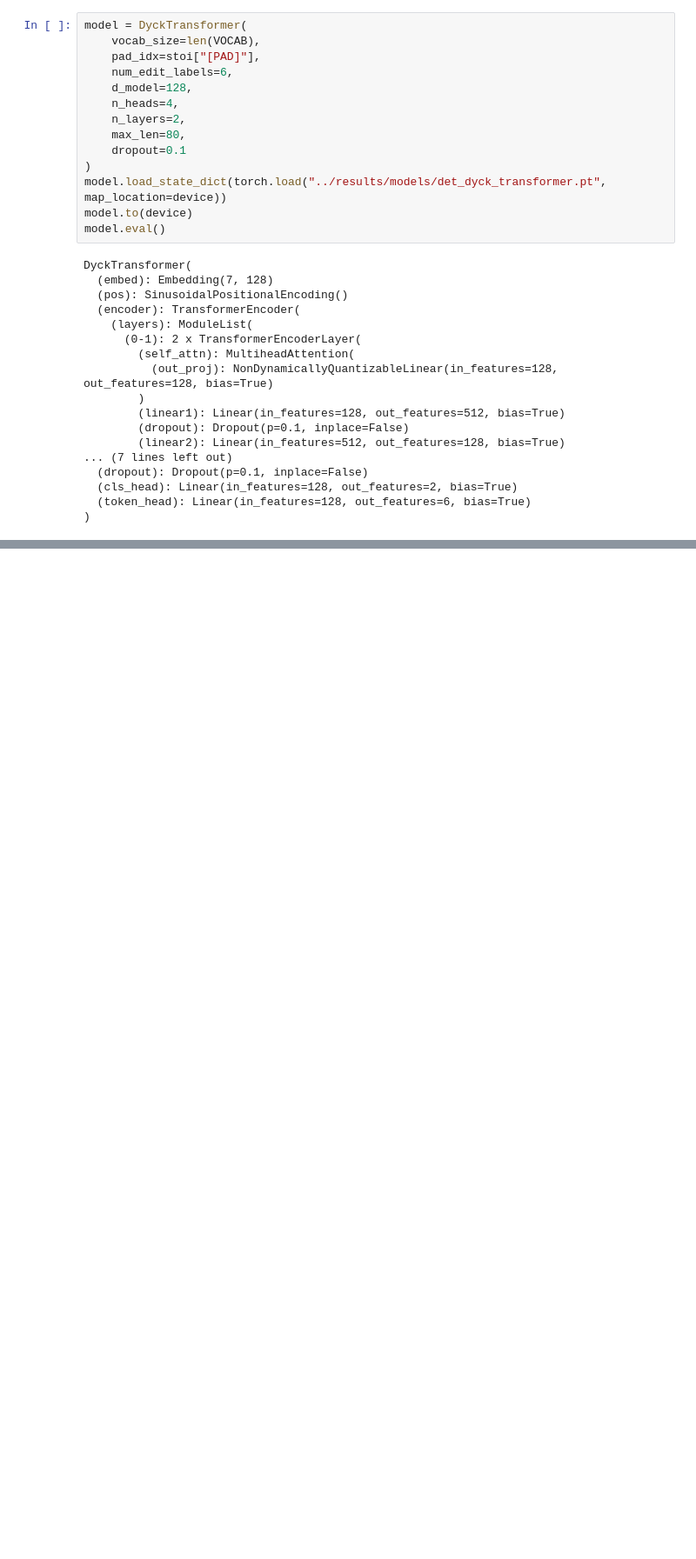
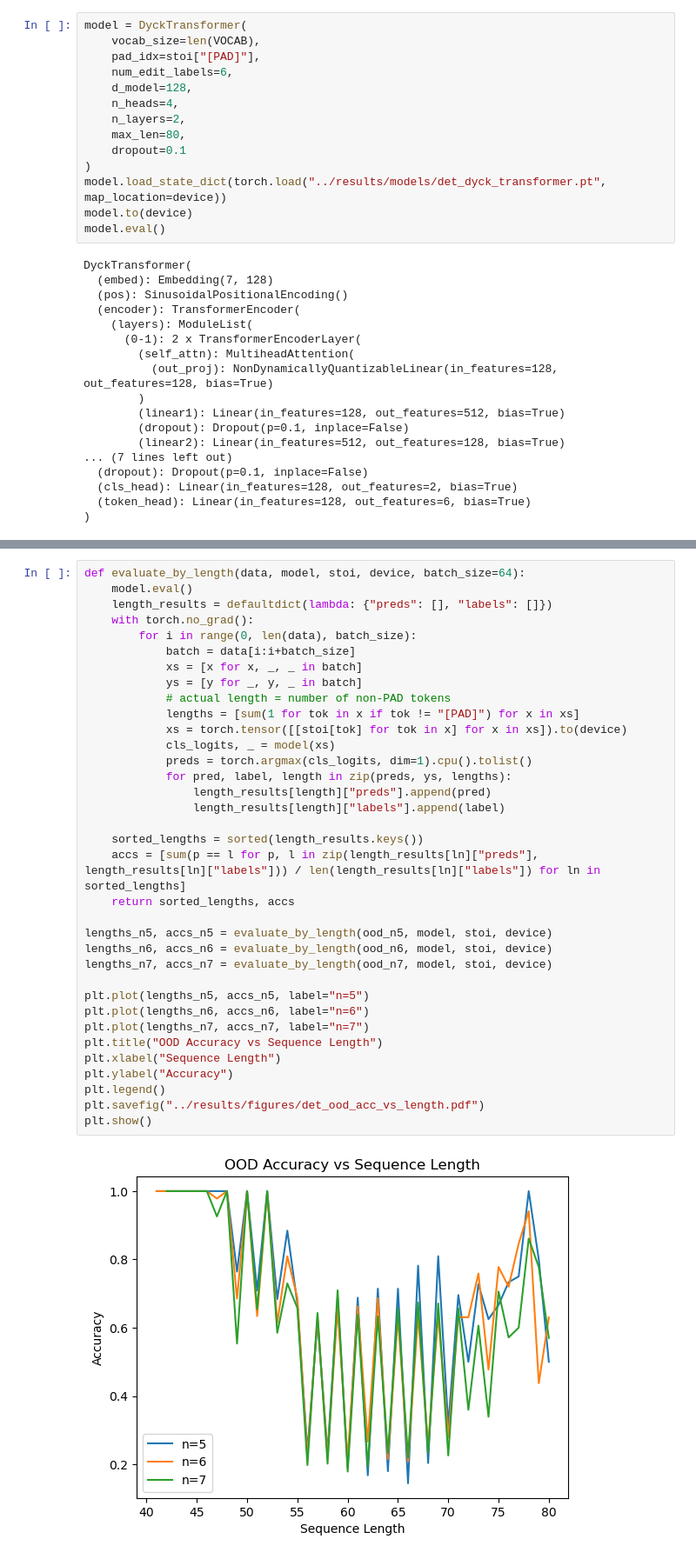
Before and after one commit to sara-graca/dyck-language-transformer, a Jupyter notebook: notebooks/evaluation.ipynb, the cells around one changed output, grey strips where cells are left out. Shown at 87% size. Saved outputs shown, nothing was run; the diff lists cells and outputs as text; blank space fills up the shorter version.

```diff
--- a/notebooks/evaluation.ipynb
+++ b/notebooks/evaluation.ipynb
@@ -80,0 +191,37 @@ NameError: name 'f1_score' is not defined
+# %%
+def evaluate_by_length(data, model, stoi, device, batch_size=64):
+    model.eval()
+    length_results = defaultdict(lambda: {"preds": [], "labels": []})
+    with torch.no_grad():
+        for i in range(0, len(data), batch_size):
+            batch = data[i:i+batch_size]
+            xs = [x for x, _, _ in batch]
+            ys = [y for _, y, _ in batch]
+            # actual length = number of non-PAD tokens
+            lengths = [sum(1 for tok in x if tok != "[PAD]") for x in xs]
+            xs = torch.tensor([[stoi[tok] for tok in x] for x in xs]).to(device)
+            cls_logits, _ = model(xs)
+            preds = torch.argmax(cls_logits, dim=1).cpu().tolist()
+            for pred, label, length in zip(preds, ys, lengths):
+                length_results[length]["preds"].append(pred)
+                length_results[length]["labels"].append(label)
+
+    sorted_lengths = sorted(length_results.keys())
+    accs = [sum(p == l for p, l in zip(length_results[ln]["preds"], length_results[ln]["labels"])) / len(length_results[ln]["labels"]) for ln in sorted_lengths]
+    return sorted_lengths, accs
+
+lengths_n5, accs_n5 = evaluate_by_length(ood_n5, model, stoi, device)
+lengths_n6, accs_n6 = evaluate_by_length(ood_n6, model, stoi, device)
+lengths_n7, accs_n7 = evaluate_by_length(ood_n7, model, stoi, device)
+
+plt.plot(lengths_n5, accs_n5, label="n=5")
+plt.plot(lengths_n6, accs_n6, label="n=6")
+plt.plot(lengths_n7, accs_n7, label="n=7")
+plt.title("OOD Accuracy vs Sequence Length")
+plt.xlabel("Sequence Length")
+plt.ylabel("Accuracy")
+plt.legend()
+plt.savefig("../results/figures/det_ood_acc_vs_length.pdf")
+plt.show()
+# %% [output]
+[figure, added]
```
Also changed, not shown: parts of 12 cells of this notebook, 1 other file.
